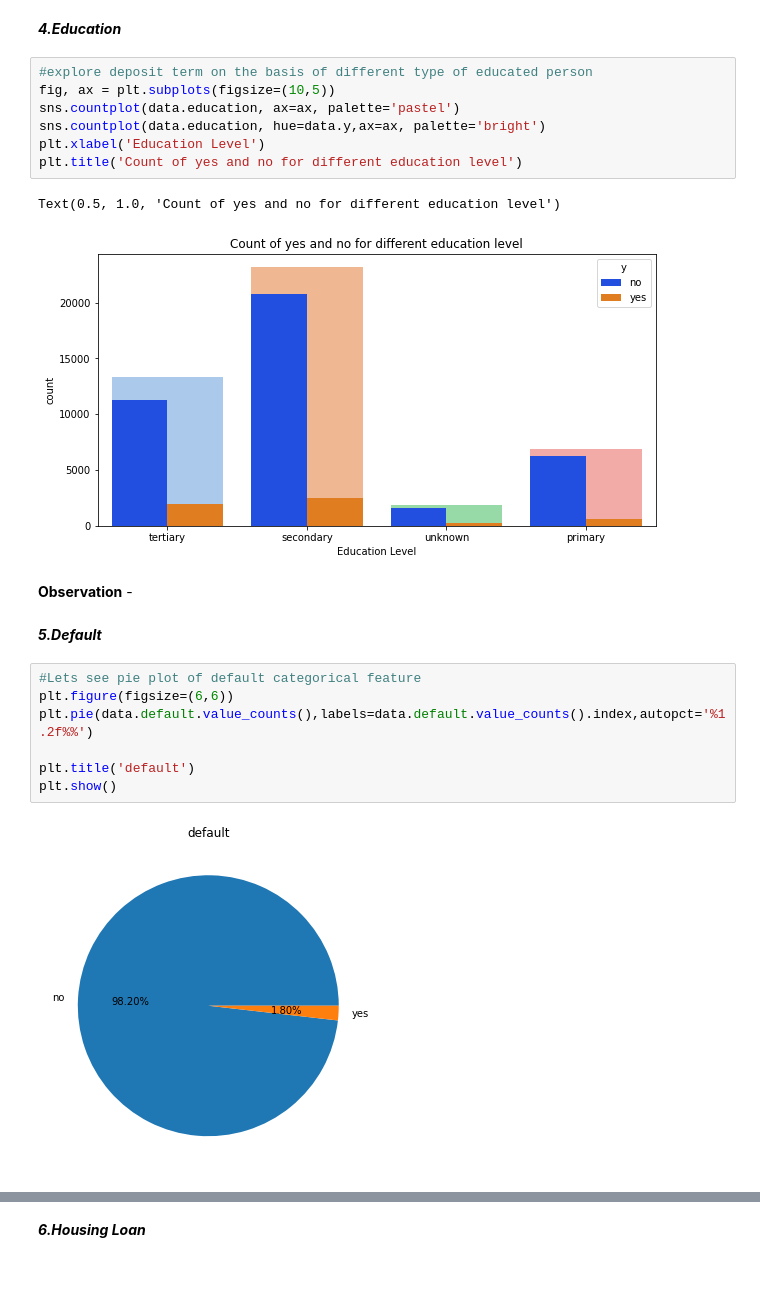
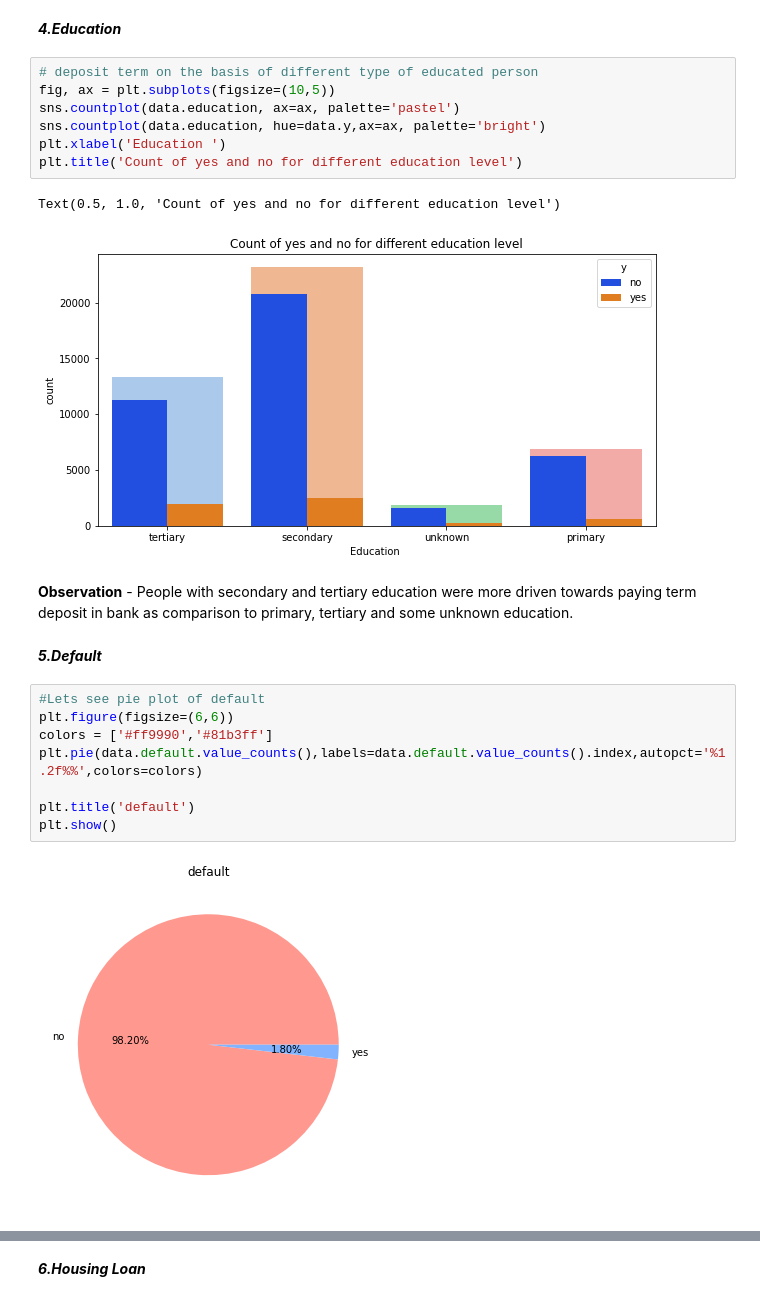
Before and after one commit to Ankushsaini90/-Bank-Marketing-Effectiveness-Prediction-, a Jupyter notebook: Bank_Marketing_Effectiveness_Prediction_Capstone_Project.ipynb, the cells around one changed output, grey strips where cells are left out. Drawn from its saved outputs; the diff is of its cells as text; blank space fills up the shorter version.

```diff
--- a/Bank_Marketing_Effectiveness_Prediction_Capstone_Project.ipynb
+++ b/Bank_Marketing_Effectiveness_Prediction_Capstone_Project.ipynb
@@ -286,28 +287,29 @@ Text(0.5, 1.0, 'Count of yes and no for different category of marital status')
 # %% [markdown]
 ***4.Education***
 # %%
-#explore deposit term on the basis of different type of educated person
+# deposit term on the basis of different type of educated person
 fig, ax = plt.subplots(figsize=(10,5))
 sns.countplot(data.education, ax=ax, palette='pastel')
 sns.countplot(data.education, hue=data.y,ax=ax, palette='bright')
-plt.xlabel('Education Level')
+plt.xlabel('Education ')
 plt.title('Count of yes and no for different education level')
 # %% [output]
 Text(0.5, 1.0, 'Count of yes and no for different education level')
-[figure, old version]
+[figure, new version]
-# %% [markdown]
-**Observation** -
+# %% [markdown]
+**Observation** - People with secondary and tertiary education were more driven towards paying term deposit in bank as comparison to primary, tertiary  and some unknown education.
 # %% [markdown]
 ***5.Default***
 # %%
-#Lets see pie plot of default categorical feature
+#Lets see pie plot of default
 plt.figure(figsize=(6,6))
-plt.pie(data.default.value_counts(),labels=data.default.value_counts().index,autopct='%1.2f%%')
+colors = ['#ff9990','#81b3ff']
+plt.pie(data.default.value_counts(),labels=data.default.value_counts().index,autopct='%1.2f%%',colors=colors)
 
 plt.title('default')
 plt.show()
 # %% [output]
-[figure, old version]
+[figure, new version]
 # %%
 #Lets explore the count of accept and reject term deposit on the basis of different type of educated person
 fig, ax = plt.subplots(figsize=(8, 5))
```
Also changed, not shown: parts of 80 cells of this notebook.
